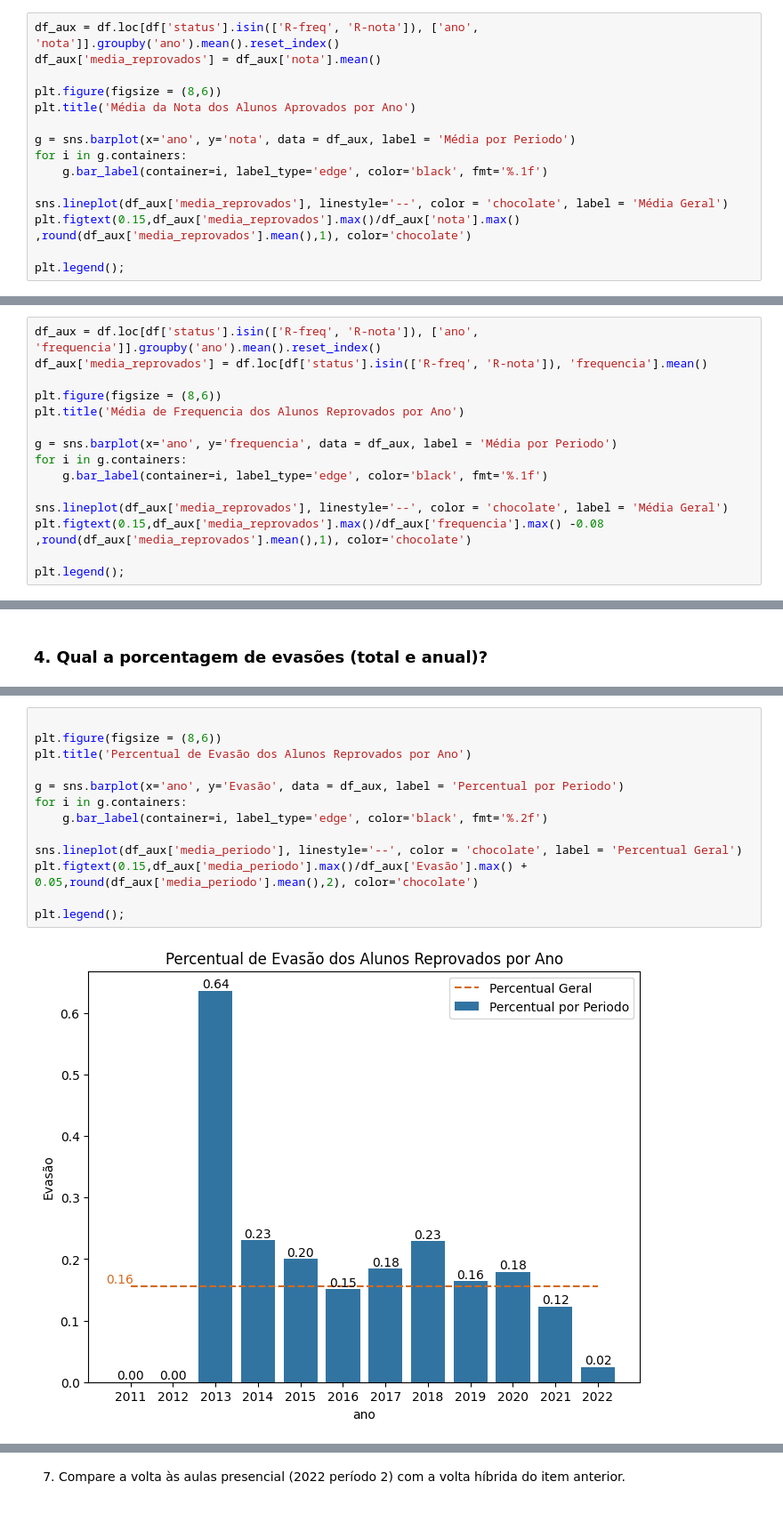
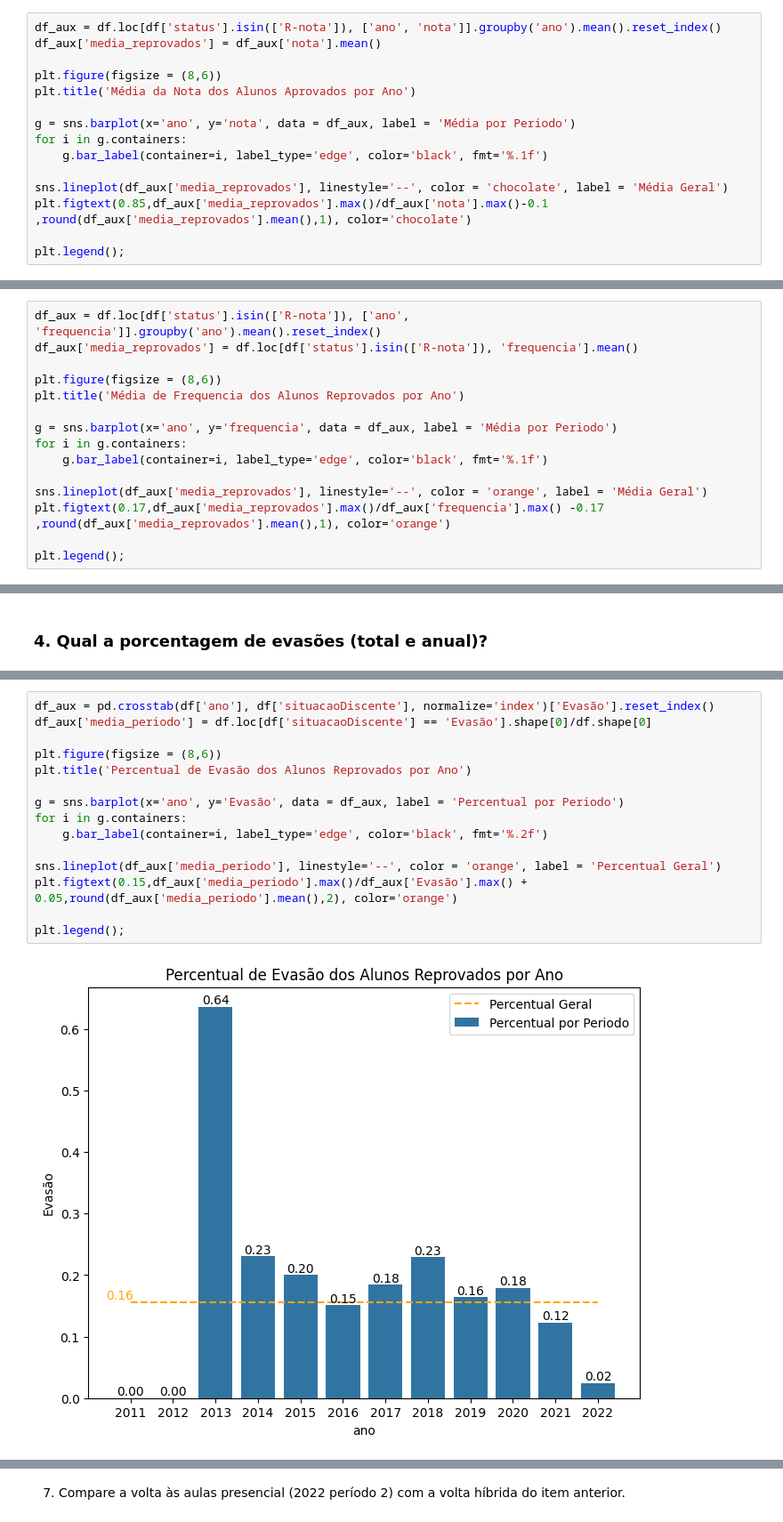
Before and after one commit to ArthurMesquita96/DSBD, a Jupyter notebook: linguagem-de-programacao/trabalhos/trabalho1/trabalho1.ipynb, the cells around one changed output, grey strips where cells are left out. Shown at 89% size. Saved outputs shown, nothing was run; the diff lists cells and outputs as text.

```diff
--- a/linguagem-de-programacao/trabalhos/trabalho1/trabalho1.ipynb
+++ b/linguagem-de-programacao/trabalhos/trabalho1/trabalho1.ipynb
@@ -235,7 +217,7 @@ plt.legend()
 # %% [markdown]
 ### 2. Qual é a média de nota dos reprovados por nota (período total e ano)?
 # %%
-df_aux = df.loc[df['status'].isin(['R-freq', 'R-nota']), ['ano', 'nota']].groupby('ano').mean().reset_index()
+df_aux = df.loc[df['status'].isin(['R-nota']), ['ano', 'nota']].groupby('ano').mean().reset_index()
 df_aux['media_reprovados'] = df_aux['nota'].mean()
 
 plt.figure(figsize = (8,6))
@@ -246,7 +228,7 @@ for i in g.containers:
     g.bar_label(container=i, label_type='edge', color='black', fmt='%.1f')
 
 sns.lineplot(df_aux['media_reprovados'], linestyle='--', color = 'chocolate', label = 'Média Geral')
-plt.figtext(0.15,df_aux['media_reprovados'].max()/df_aux['nota'].max() ,round(df_aux['media_reprovados'].mean(),1), color='chocolate')
+plt.figtext(0.85,df_aux['media_reprovados'].max()/df_aux['nota'].max()-0.1 ,round(df_aux['media_reprovados'].mean(),1), color='chocolate')
 
 plt.legend();
 # %% [output]
@@ -260,6 +238,6 @@ df_aux['media_reprovados'].max()/df_aux['frequencia'].max()
 # %%
-df_aux = df.loc[df['status'].isin(['R-freq', 'R-nota']), ['ano', 'frequencia']].groupby('ano').mean().reset_index()
-df_aux['media_reprovados'] = df.loc[df['status'].isin(['R-freq', 'R-nota']), 'frequencia'].mean()
+df_aux = df.loc[df['status'].isin(['R-nota']), ['ano', 'frequencia']].groupby('ano').mean().reset_index()
+df_aux['media_reprovados'] = df.loc[df['status'].isin(['R-nota']), 'frequencia'].mean()
 
 plt.figure(figsize = (8,6))
 plt.title('Média de Frequencia dos Alunos Reprovados por Ano')
@@ -268,8 +246,8 @@ g = sns.barplot(x='ano', y='frequencia', data = df_aux, label = 'Média por Peri
 for i in g.containers:
     g.bar_label(container=i, label_type='edge', color='black', fmt='%.1f')
 
-sns.lineplot(df_aux['media_reprovados'], linestyle='--', color = 'chocolate', label = 'Média Geral')
-plt.figtext(0.15,df_aux['media_reprovados'].max()/df_aux['frequencia'].max() -0.08 ,round(df_aux['media_reprovados'].mean(),1), color='chocolate')
+sns.lineplot(df_aux['media_reprovados'], linestyle='--', color = 'orange', label = 'Média Geral')
+plt.figtext(0.17,df_aux['media_reprovados'].max()/df_aux['frequencia'].max() -0.17 ,round(df_aux['media_reprovados'].mean(),1), color='orange')
 
 plt.legend();
 # %% [output]
@@ -296,17 +257,19 @@ df_aux['media_periodo'] = df.loc[df['situacaoDiscente'] == 'Evasão'].shape[0]/d
 # %%
+df_aux = pd.crosstab(df['ano'], df['situacaoDiscente'], normalize='index')['Evasão'].reset_index()
+df_aux['media_periodo'] = df.loc[df['situacaoDiscente'] == 'Evasão'].shape[0]/df.shape[0]
 
 plt.figure(figsize = (8,6))
 plt.title('Percentual de Evasão dos Alunos Reprovados por Ano')
 
 g = sns.barplot(x='ano', y='Evasão', data = df_aux, label = 'Percentual por Periodo')
 for i in g.containers:
     g.bar_label(container=i, label_type='edge', color='black', fmt='%.2f')
 
-sns.lineplot(df_aux['media_periodo'], linestyle='--', color = 'chocolate', label = 'Percentual Geral')
-plt.figtext(0.15,df_aux['media_periodo'].max()/df_aux['Evasão'].max() + 0.05,round(df_aux['media_periodo'].mean(),2), color='chocolate')
+sns.lineplot(df_aux['media_periodo'], linestyle='--', color = 'orange', label = 'Percentual Geral')
+plt.figtext(0.15,df_aux['media_periodo'].max()/df_aux['Evasão'].max() + 0.05,round(df_aux['media_periodo'].mean(),2), color='orange')
 
 plt.legend();
 # %% [output]
-[figure, old version]
+[figure, new version]
 # %% [markdown]
 ### 5. Como os anos de pandemia impactaram no rendimento dos estudantes em relação aos anos anteriores, considerando o rendimento dos aprovados, a taxa de cancelamento e as reprovações? Considere como anos de pandemia os anos de 2020 e 2021.
```
Also changed, not shown: parts of 13 cells of this notebook, 32 other files.
